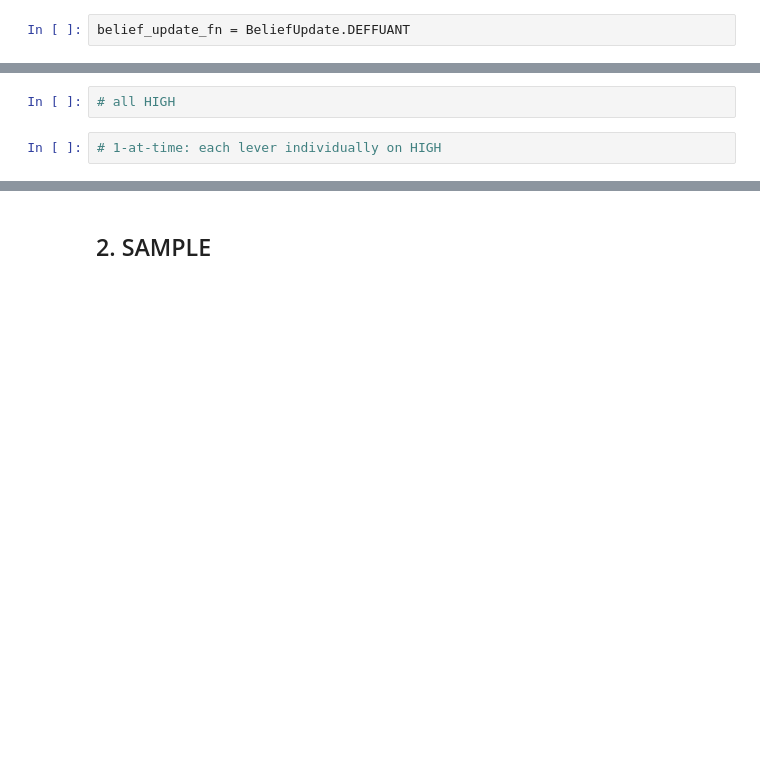
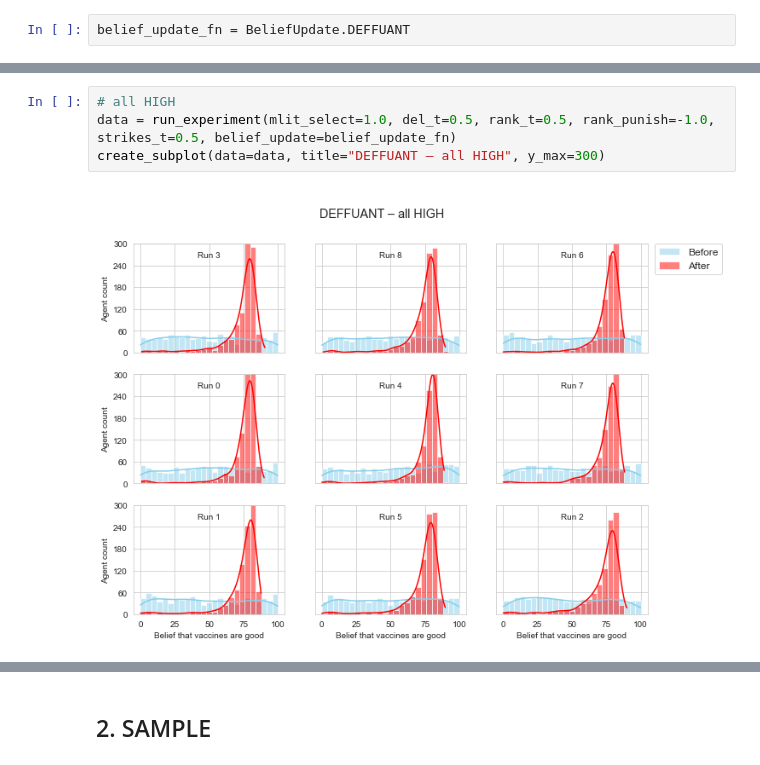
Before and after one commit to felicity-reddel/MisinfoPy, a Jupyter notebook: notebooks/belief_distribution_checks.ipynb, the cells around one changed output, grey strips where cells are left out. Cells and saved outputs as stored; diff of their text form; blank space fills up the shorter version.

```diff
--- a/notebooks/belief_distribution_checks.ipynb
+++ b/notebooks/belief_distribution_checks.ipynb
@@ -27,4 +29,6 @@ create_subplot(data=data, title="DEFFUANT – all MEDIUM")
-# %%
-# all HIGH
-# %%
-# 1-at-time: each lever individually on HIGH
+# %%
+# all HIGH
+data = run_experiment(mlit_select=1.0, del_t=0.5, rank_t=0.5, rank_punish=-1.0, strikes_t=0.5, belief_update=belief_update_fn)
+create_subplot(data=data, title="DEFFUANT – all HIGH", y_max=300)
+# %% [output]
+[figure, added]
```
Also changed, not shown: parts of 48 cells of this notebook, 1 other file.
